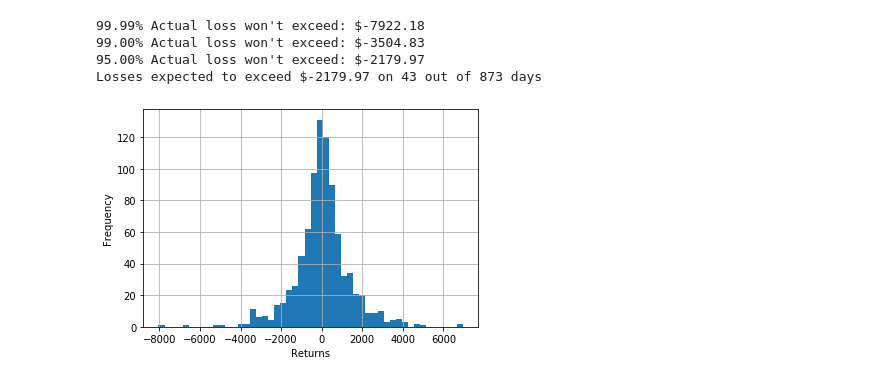
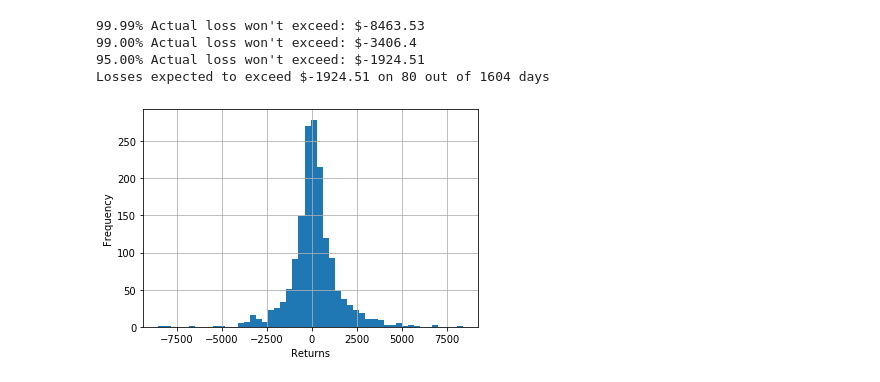
Before and after one commit to Lukeshirleyx/VaR-Plutus21-Template, a Jupyter notebook: Value at Risk.ipynb, the cells around one changed output. Drawn from its saved outputs; the diff is of its cells as text; code cells hidden in the pictures.

```diff
--- a/Value at Risk.ipynb
+++ b/Value at Risk.ipynb
@@ -15,7 +15,7 @@ tickers = ["BTC-USD", "ETH-USD", "DOGE-USD"]
 exposures = [10000, 10000, 10000]
 
 #Set timeframe
-start = "2017-08-07"
+start = "2015-08-07"
 end = datetime.date.today()
 
 #Pull data from Yahoo! Finance
@@ -28,35 +28,35 @@ percentage = percentage["Close"]
 value_ptf = percentage * exposures
 
 value_ptf.dropna()
 
 value_ptf['Value of Portfolio'] = value_ptf.sum(axis=1)
 
 ptf_percentage = value_ptf['Value of Portfolio']
 ptf_percentage = ptf_percentage.sort_values(axis=0, ascending=True)
 
 #Set Confidence Levels
 VaR1 =  np.percentile(ptf_percentage, .01)
 VaR2 =  np.percentile(ptf_percentage, 1.0)
 VaR3 =  np.percentile(ptf_percentage, 5.0)
 
 #Calculate Value at Risk for the Portfolio
 print ("99.99% Actual loss won't exceed: $" + str(round(VaR1, 2)))
 print ("99.00% Actual loss won't exceed: $" + str(round(VaR2, 2)))
 print ("95.00% Actual loss won't exceed: $" + str(round(VaR3, 2)))
 print ("Losses expected to exceed $" + "{0:.2f}".format(VaR3) + " on " + str(int(.05*len(ptf_percentage))) + " out of " + str(len(ptf_percentage)) + " days")
 percentage = percentage[1:]
 
 #Plot histogram
 mean = np.mean(ptf_percentage)
 std_dev = np.std(ptf_percentage)
 ptf_percentage.hist(bins=50)
 x = np.linspace(mean - 3*std_dev, mean + 3*std_dev, 100)
 plt.xlabel('Returns')
 plt.ylabel('Frequency')
 plt.show()
 # %% [output]
-99.99% Actual loss won't exceed: $-7922.18
-99.00% Actual loss won't exceed: $-3504.83
-95.00% Actual loss won't exceed: $-2179.97
-Losses expected to exceed $-2179.97 on 43 out of 873 days
+99.99% Actual loss won't exceed: $-8463.53
+99.00% Actual loss won't exceed: $-3406.4
+95.00% Actual loss won't exceed: $-1924.51
+Losses expected to exceed $-1924.51 on 80 out of 1604 days
-[figure, old version]
+[figure, new version]
```
